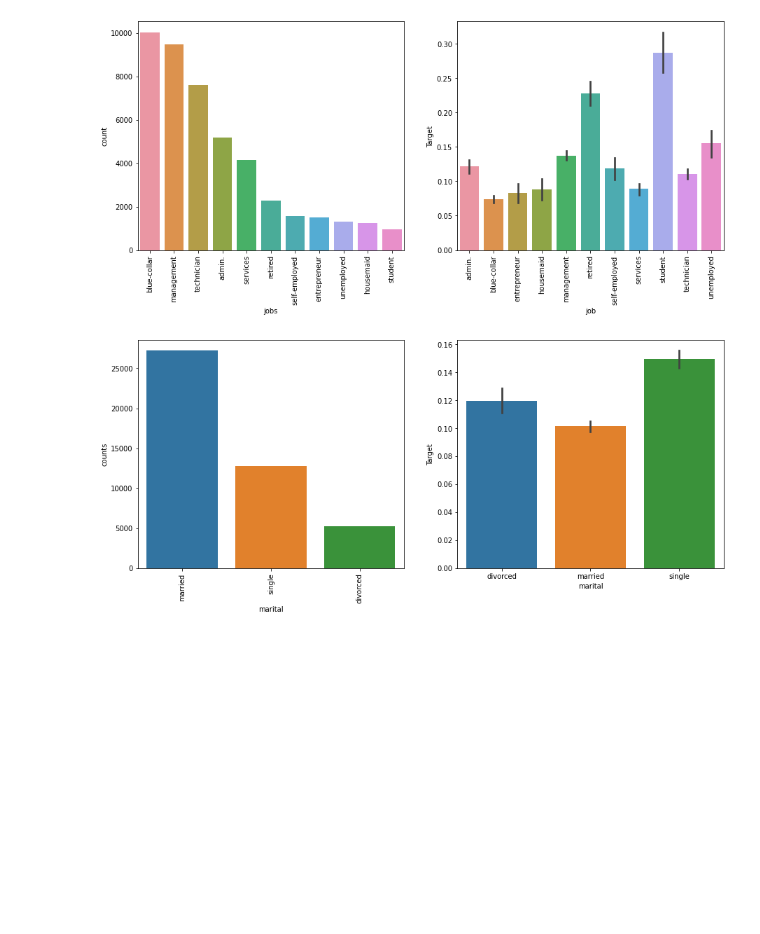
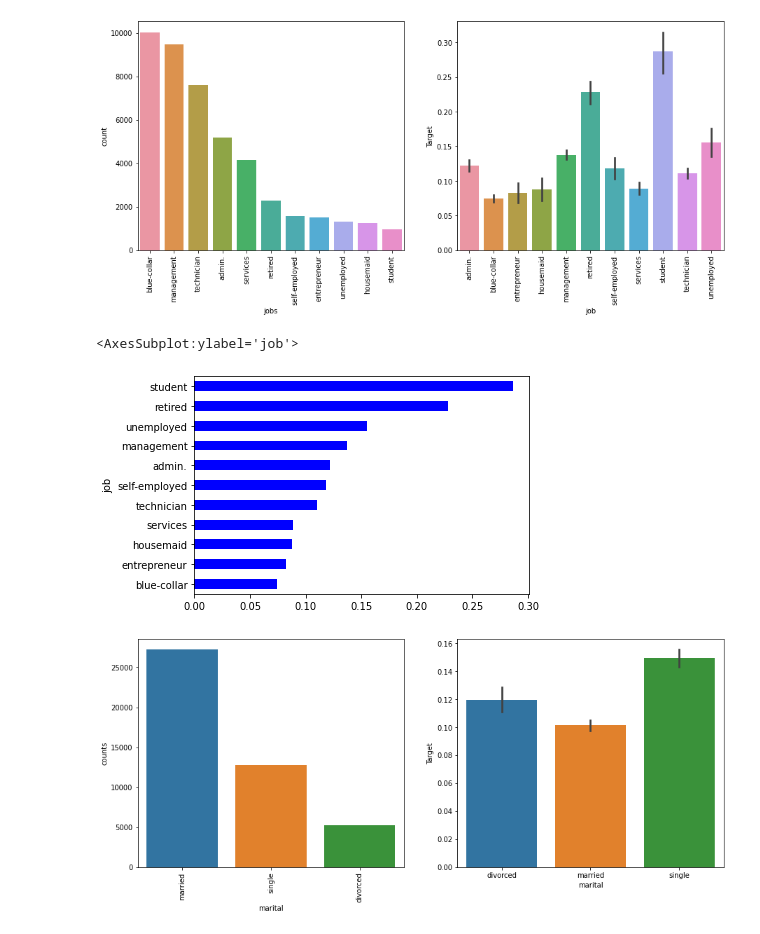
Before and after one commit to kesavan1994/Customer_convertion_prediction, a Jupyter notebook: Main_project_1.ipynb, the cells around one changed output. Saved outputs shown, nothing was run; the diff lists cells and outputs as text; code cells hidden in the pictures; blank space fills up the shorter version.

```diff
--- a/Main_project_1.ipynb
+++ b/Main_project_1.ipynb
@@ -397,5 +401,5 @@ Name: Target, dtype: float64
 # %%
 import numpy as np
-df['job']=df['job'].replace('unknown',np.nan)
+df['job']=df['job'].replace('unknown',df['job'].mode()[0])
 # %%
-df['job']=df['job'].fillna('blue-collar')
+# df['job']=df['job'].fillna('blue-collar')
@@ -402,8 +411,8 @@ df['job']=df['job'].fillna('blue-collar')
 # %%
 import numpy as np
-df['education_qual']=df['education_qual'].replace('unknown',np.nan)
+df['education_qual']=df['education_qual'].replace('unknown',df['education_qual'].mode()[0])
 # %%
-df['education_qual']=df['education_qual'].fillna('secondary')
+# df['education_qual']=df['education_qual'].fillna('secondary')
 # %% [markdown]
  **Exploratory Data analyst**
 # %%
@@ -420,4 +429,9 @@ bar=sns.barplot(x=df['job'].sort_values(),y='Target',data=df,ax = ax[1])
 bar.tick_params(axis='x',rotation=90)
 # %% [output]
 [figure]
+# %%
+df.groupby(['job'])['Target'].mean().sort_values().plot(kind='barh',color='blue')
+# %% [output]
+<AxesSubplot:ylabel='job'>
+[figure, added]
 # %%
```
Also changed, not shown: parts of 69 cells of this notebook.
